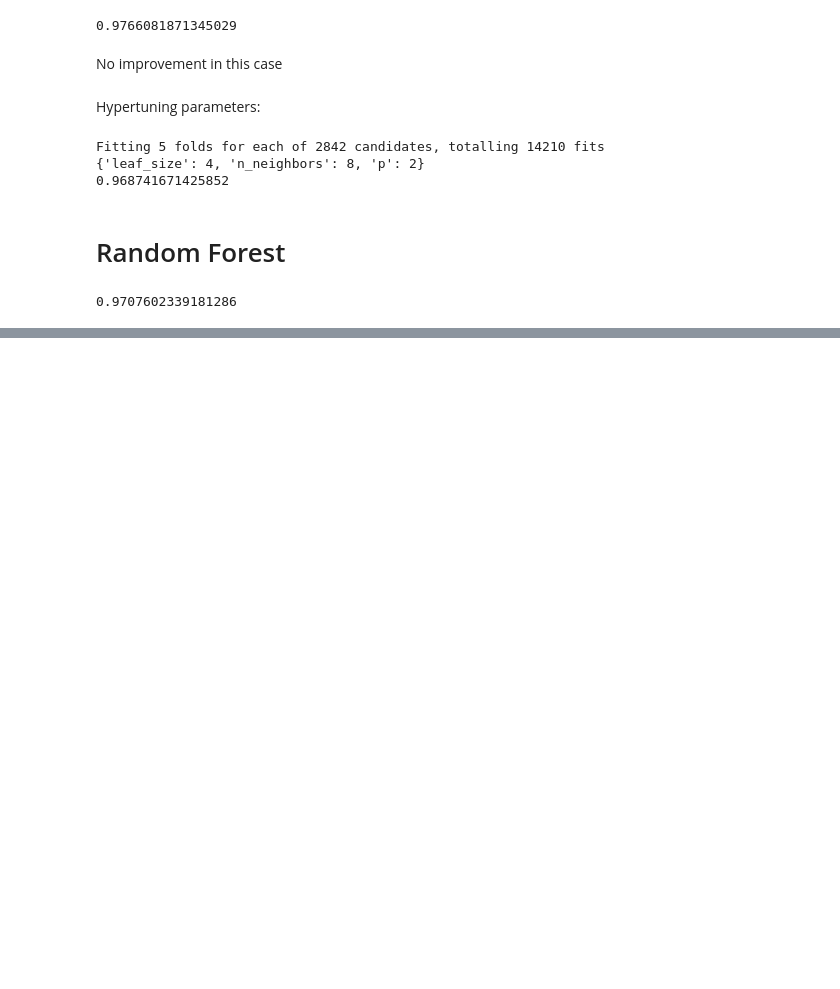
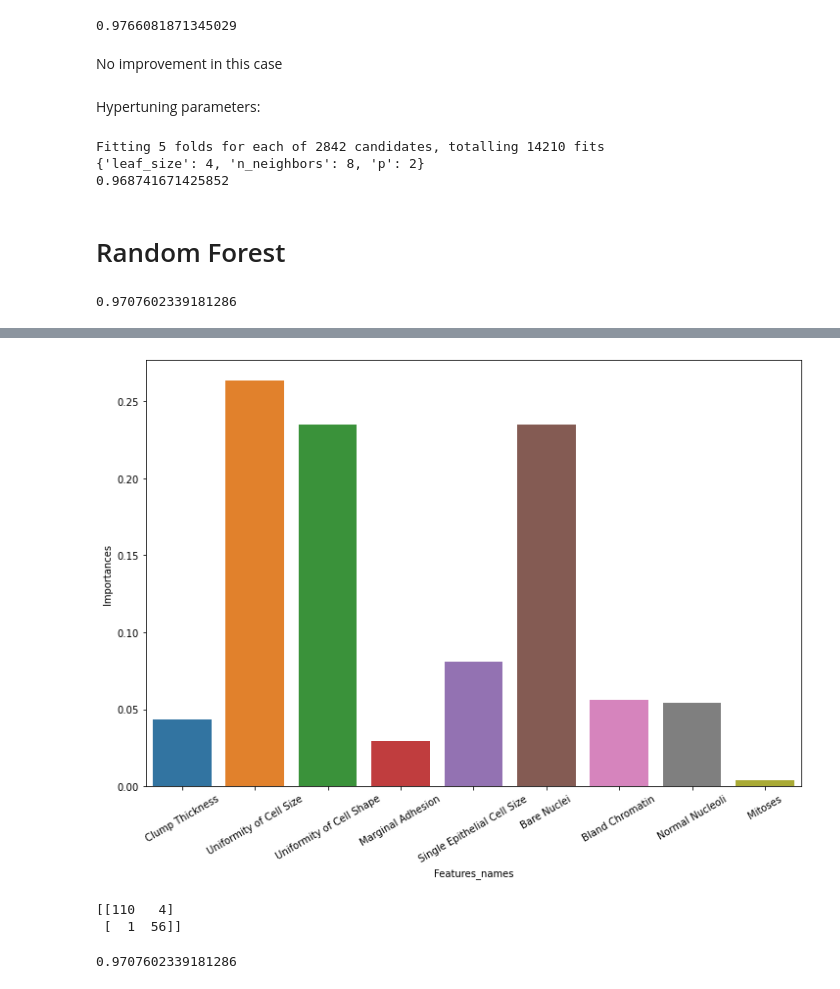
Before and after one commit to CassieCcL/Breast-cancer-EDA, a Jupyter notebook: Breast-cancer.ipynb, the cells around one changed output, grey strips where cells are left out. Drawn from its saved outputs; the diff is of its cells as text; code cells hidden in the pictures; blank space fills up the shorter version.

Commit message:
Barplot feature importances, calculated accuracy score

```diff
--- a/Breast-cancer.ipynb
+++ b/Breast-cancer.ipynb
@@ -126,4 +127,5 @@ RF.score(X_test, y_test)
 # %% [output]
 0.9707602339181286
 # %%
-RF.feature_importances_
+# Decide feature importances
+features_importances = RF.feature_importances_
@@ -132,0 +132,6 @@ array([0.04315202, 0.26332486, 0.23486595, 0.02966442, 0.0806415 ,
+# %%
+# Create a dataframe for features and feature importances
+features_names = list(X.columns)
+features = {"Features_names": features_names, "Importances": list(features_importances)}
+features_df = pd.DataFrame(data=features)
+features_df
@@ -132,0 +149,17 @@ array([0.04315202, 0.26332486, 0.23486595, 0.02966442, 0.0806415 ,
+# %%
+plt.figure(figsize = (12,8))
+ax = sns.barplot(x=features_df.Features_names, y=features_df.Importances)
+ax.set_xticklabels(ax.get_xticklabels(),rotation = 30)
+plt.show()
+# %% [output]
+[figure, added]
+# %%
+# Test the model
+y_prediction = RF.predict(X_test)
+conmax = confusion_matrix(y_test, y_prediction)
+print(conmax)
+accuracy_score(y_test, y_prediction)
+# %% [output]
+[[110   4]
+ [  1  56]]
+0.9707602339181286
```
Also changed, not shown: parts of 3 cells of this notebook.
